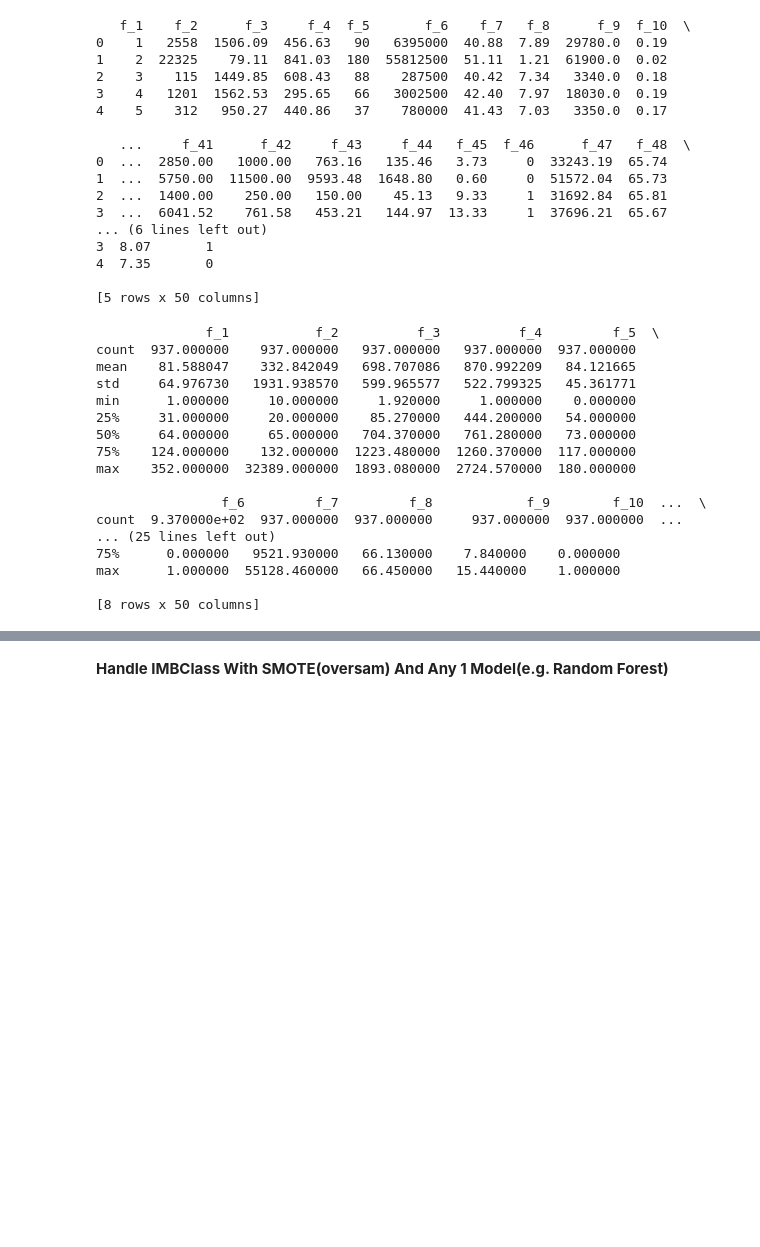
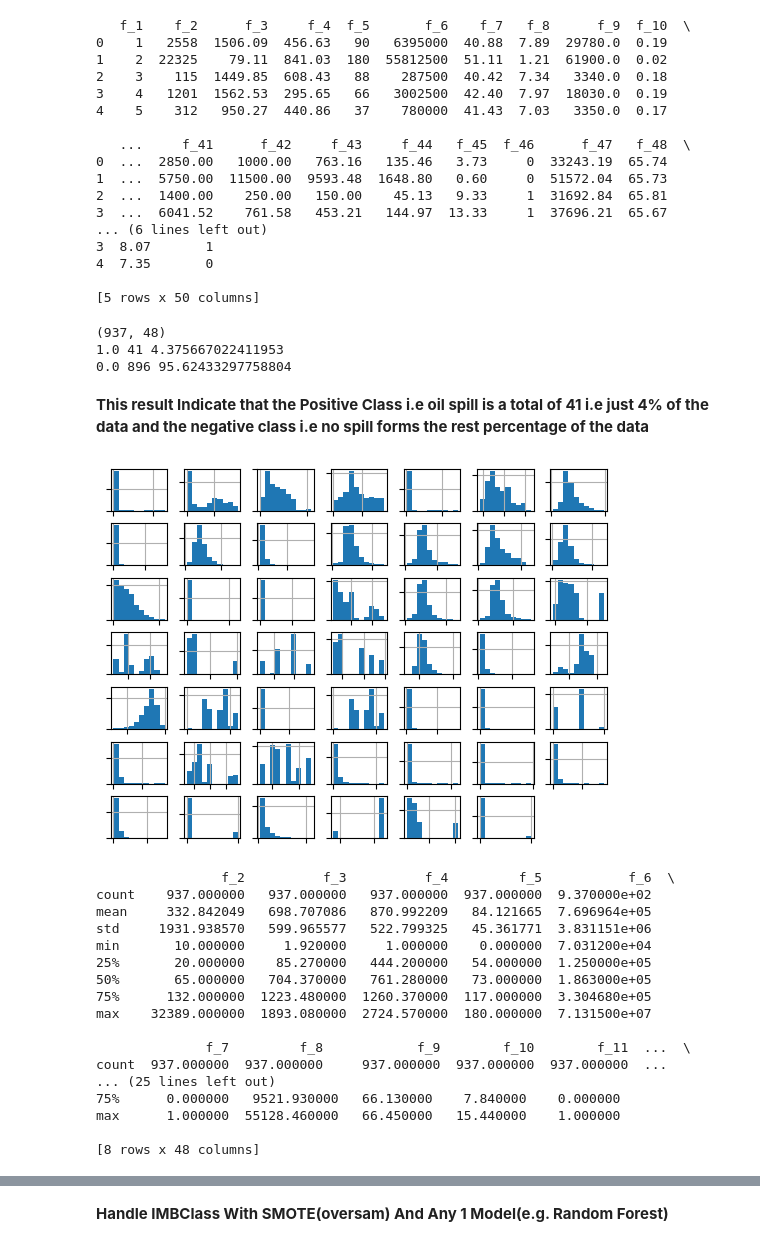
Before and after one commit to divx1979/IMB_CLASSIFICATION, a Jupyter notebook: Oil_Spill_CLASS.ipynb, the cells around one changed output, grey strips where cells are left out. Cells and saved outputs as stored; diff of their text form; code cells hidden in the pictures; blank space fills up the shorter version.

```diff
--- a/Oil_Spill_CLASS.ipynb
+++ b/Oil_Spill_CLASS.ipynb
@@ -31,6 +37,11 @@ from sklearn.metrics import average_precision_score
 da1 = pd.read_csv('/content/oil_spill.csv')
 
 print(da1.head())
+
+da1 = pd.DataFrame(da1)
+
+da1.drop('f_23', axis = 1, inplace = True)
+da1.drop('f_1', axis = 1, inplace = True)
 # %% [output]
    f_1    f_2      f_3     f_4  f_5       f_6    f_7   f_8      f_9  f_10  \
 0    1   2558  1506.09  456.63   90   6395000  40.88  7.89  29780.0  0.19
@@ -49,26 +60,54 @@ print(da1.head())
 4  7.35       0
 
 [5 rows x 50 columns]
+# %%
+print(da1.shape)
+
+target = da1.values[:, -1]
+
+
+counter = Counter(target)
+for k, v in counter.items():
+  per = v/len(target) * 100
+  print(k, v, per)
+# %% [output]
+(937, 48)
+1.0 41 4.375667022411953
+0.0 896 95.62433297758804
+# %% [markdown]
+**This result Indicate that the Positive Class i.e oil spill is a total of 41 i.e just 4% of the data and the negative class i.e no spill forms the rest percentage of the data**
+# %%
+##hist
+
+ax = da1.hist()
+
+for axes in ax.flatten():
+  axes.set_title('')
+  axes.set_xticklabels([])
+  axes.set_yticklabels([])
+plt.show()
+# %% [output]
+[figure, added]
 # %%
 print(da1.describe())
 # %% [output]
-              f_1           f_2          f_3          f_4         f_5  \
-count  937.000000    937.000000   937.000000   937.000000  937.000000
-mean    81.588047    332.842049   698.707086   870.992209   84.121665
-std     64.976730   1931.938570   599.965577   522.799325   45.361771
-min      1.000000     10.000000     1.920000     1.000000    0.000000
-25%     31.000000     20.000000    85.270000   444.200000   54.000000
-50%     64.000000     65.000000   704.370000   761.280000   73.000000
-75%    124.000000    132.000000  1223.480000  1260.370000  117.000000
-max    352.000000  32389.000000  1893.080000  2724.570000  180.000000
+                f_2          f_3          f_4         f_5           f_6  \
+count    937.000000   937.000000   937.000000  937.000000  9.370000e+02
+mean     332.842049   698.707086   870.992209   84.121665  7.696964e+05
+std     1931.938570   599.965577   522.799325   45.361771  3.831151e+06
+min       10.000000     1.920000     1.000000    0.000000  7.031200e+04
+25%       20.000000    85.270000   444.200000   54.000000  1.250000e+05
+50%       65.000000   704.370000   761.280000   73.000000  1.863000e+05
+75%      132.000000  1223.480000  1260.370000  117.000000  3.304680e+05
+max    32389.000000  1893.080000  2724.570000  180.000000  7.131500e+07
 
-                f_6         f_7         f_8            f_9        f_10  ...  \
-count  9.370000e+02  937.000000  937.000000     937.000000  937.000000  ...
+              f_7         f_8            f_9        f_10        f_11  ...  \
+count  937.000000  937.000000     937.000000  937.000000  937.000000  ...
 ... (25 lines left out)
 75%      0.000000   9521.930000   66.130000    7.840000    0.000000
 max      1.000000  55128.460000   66.450000   15.440000    1.000000
 
-[8 rows x 50 columns]
+[8 rows x 48 columns]
 # %%
 ## Split the data Method 1:
 # %%
```
Also changed, not shown: parts of 9 cells of this notebook.
